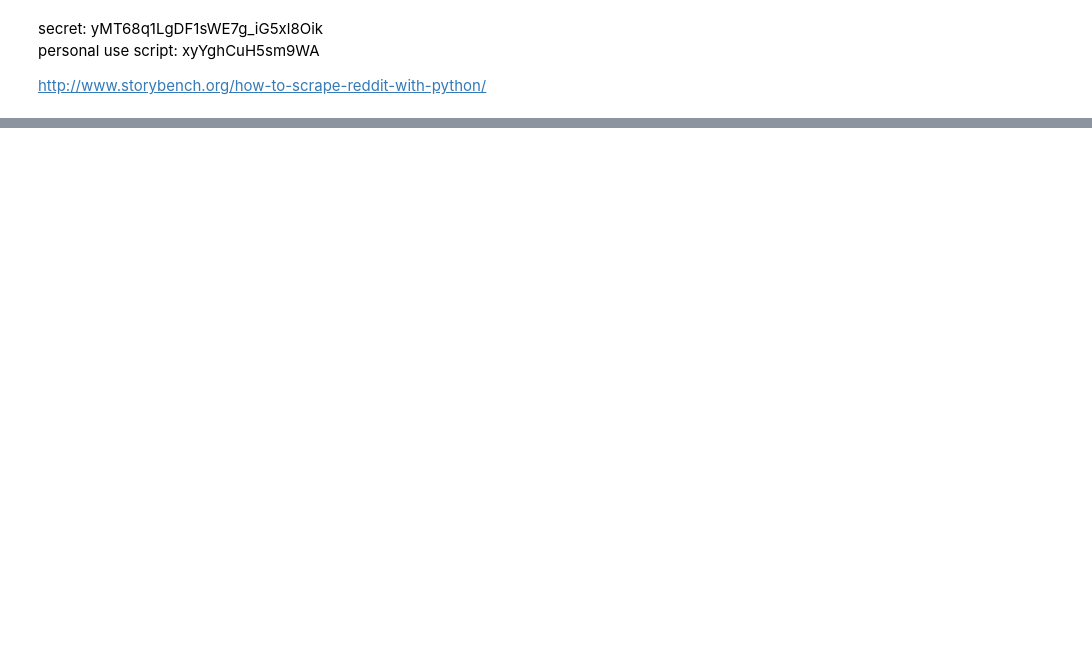
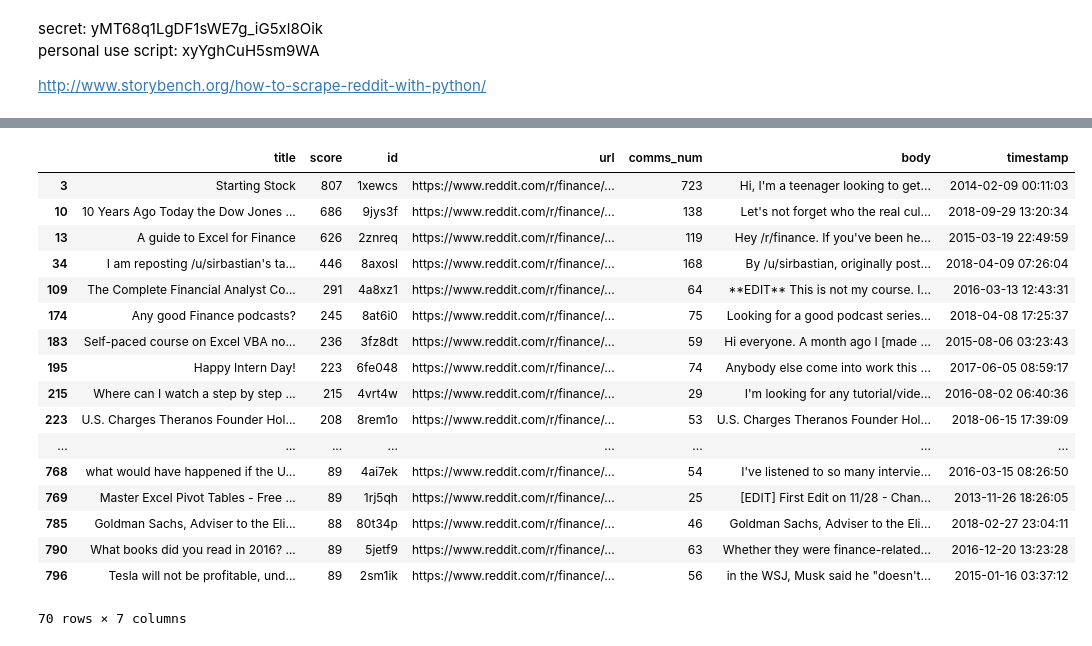
Before and after one commit to dsp-uga/MH-Term-Project, a Jupyter notebook: RedditScrapeToy/RedditScrape.ipynb, the cells around one changed output, grey strips where cells are left out. Cells and saved outputs as stored; diff of their text form; code cells hidden in the pictures; blank space fills up the shorter version.

```diff
--- a/RedditScrapeToy/RedditScrape.ipynb
+++ b/RedditScrapeToy/RedditScrape.ipynb
@@ -68,0 +70,23 @@ topics_data
+# %%
+filtered_data = topics_data[topics_data['body'].str.split().apply(len) >= 10]
+# %%
+filtered_data
+# %% [output]
+|  | title | score | id | url | comms_num | body | timestamp |
+| 3 | Starting Stock | 807 | 1xewcs | https://www.reddit.com/r/finance/... | 723 | Hi, I'm a teenager looking to get... | 2014-02-09 00:11:03 |
+| 10 | 10 Years Ago Today the Dow Jones ... | 686 | 9jys3f | https://www.reddit.com/r/finance/... | 138 | Let's not forget who the real cul... | 2018-09-29 13:20:34 |
+| 13 | A guide to Excel for Finance | 626 | 2znreq | https://www.reddit.com/r/finance/... | 119 | Hey /r/finance. If you've been he... | 2015-03-19 22:49:59 |
+| 34 | I am reposting /u/sirbastian's ta... | 446 | 8axosl | https://www.reddit.com/r/finance/... | 168 | By /u/sirbastian, originally post... | 2018-04-09 07:26:04 |
+| 109 | The Complete Financial Analyst Co... | 291 | 4a8xz1 | https://www.reddit.com/r/finance/... | 64 | **EDIT** This is not my course. I... | 2016-03-13 12:43:31 |
+| 174 | Any good Finance podcasts? | 245 | 8at6i0 | https://www.reddit.com/r/finance/... | 75 | Looking for a good podcast series... | 2018-04-08 17:25:37 |
+| 183 | Self-paced course on Excel VBA no... | 236 | 3fz8dt | https://www.reddit.com/r/finance/... | 59 | Hi everyone. A month ago I [made ... | 2015-08-06 03:23:43 |
+| 195 | Happy Intern Day! | 223 | 6fe048 | https://www.reddit.com/r/finance/... | 74 | Anybody else come into work this ... | 2017-06-05 08:59:17 |
+| 215 | Where can I watch a step by step ... | 215 | 4vrt4w | https://www.reddit.com/r/finance/... | 29 | I'm looking for any tutorial/vide... | 2016-08-02 06:40:36 |
+| 223 | U.S. Charges Theranos Founder Hol... | 208 | 8rem1o | https://www.reddit.com/r/finance/... | 53 | U.S. Charges Theranos Founder Hol... | 2018-06-15 17:39:09 |
+| ... | ... | ... | ... | ... | ... | ... | ... |
+| 768 | what would have happened if the U... | 89 | 4ai7ek | https://www.reddit.com/r/finance/... | 54 | I've listened to so many intervie... | 2016-03-15 08:26:50 |
+| 769 | Master Excel Pivot Tables - Free ... | 89 | 1rj5qh | https://www.reddit.com/r/finance/... | 25 | [EDIT] First Edit on 11/28 - Chan... | 2013-11-26 18:26:05 |
+| 785 | Goldman Sachs, Adviser to the Eli... | 88 | 80t34p | https://www.reddit.com/r/finance/... | 46 | Goldman Sachs, Adviser to the Eli... | 2018-02-27 23:04:11 |
+| 790 | What books did you read in 2016? ... | 89 | 5jetf9 | https://www.reddit.com/r/finance/... | 63 | Whether they were finance-related... | 2016-12-20 13:23:28 |
+| 796 | Tesla will not be profitable, und... | 89 | 2sm1ik | https://www.reddit.com/r/finance/... | 56 | in the WSJ, Musk said he "doesn't... | 2015-01-16 03:37:12 |
+70 rows × 7 columns
```
Also changed, not shown: parts of 5 cells of this notebook, 6 other files.
